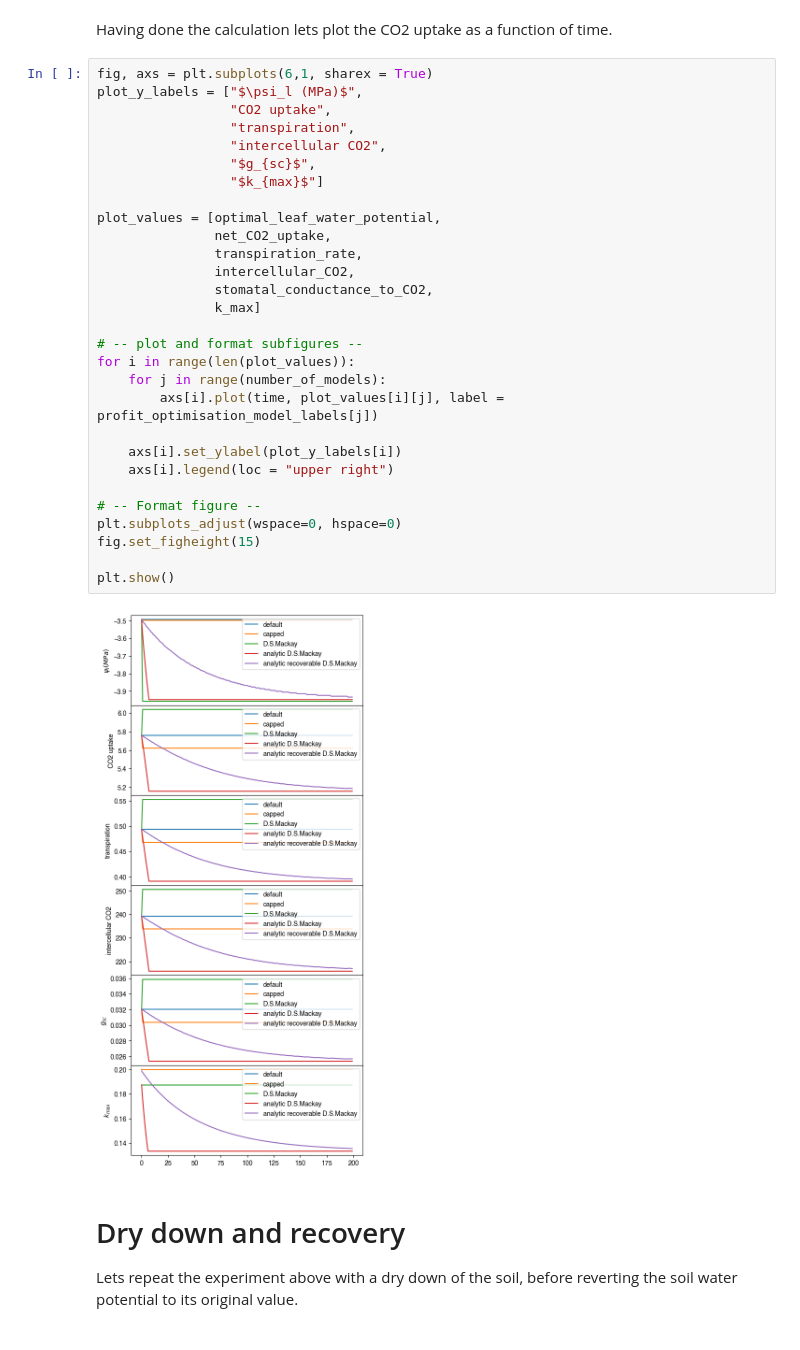
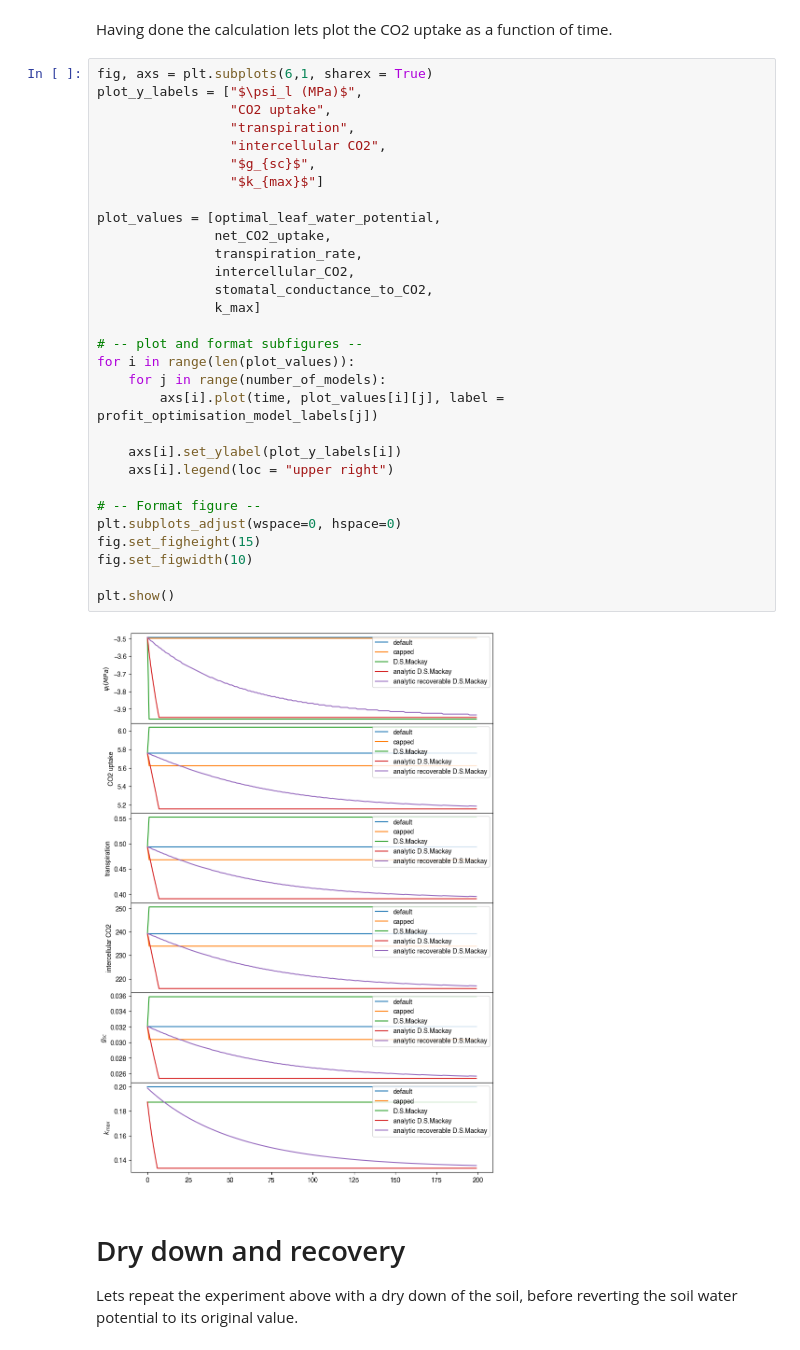
Before and after one commit to CaleBaguley/profit-optimisation-model, a Jupyter notebook: note books/xylem_damage_over_time.ipynb, the cells around one changed output. Drawn from its saved outputs; the diff is of its cells as text.

```diff
--- a/note books/xylem_damage_over_time.ipynb
+++ b/note books/xylem_damage_over_time.ipynb
@@ -254,34 +254,35 @@ Having done the calculation lets plot the CO2 uptake as a function of time.
 # %%
 fig, axs = plt.subplots(6,1, sharex = True)
 plot_y_labels = ["$\psi_l (MPa)$",
                  "CO2 uptake",
                  "transpiration",
                  "intercellular CO2",
                  "$g_{sc}$",
                  "$k_{max}$"]
 
 plot_values = [optimal_leaf_water_potential,
                net_CO2_uptake,
                transpiration_rate,
                intercellular_CO2,
                stomatal_conductance_to_CO2,
                k_max]
 
 # -- plot and format subfigures --
 for i in range(len(plot_values)):
     for j in range(number_of_models):
         axs[i].plot(time, plot_values[i][j], label = profit_optimisation_model_labels[j])
 
     axs[i].set_ylabel(plot_y_labels[i])
     axs[i].legend(loc = "upper right")
 
 # -- Format figure --
 plt.subplots_adjust(wspace=0, hspace=0)
 fig.set_figheight(15)
+fig.set_figwidth(10)
 
 plt.show()
 # %% [output]
-[figure, old version]
+[figure, new version]
 # %% [markdown]
 # Dry down and recovery
 
```
Also changed, not shown: parts of 2 cells of this notebook.
